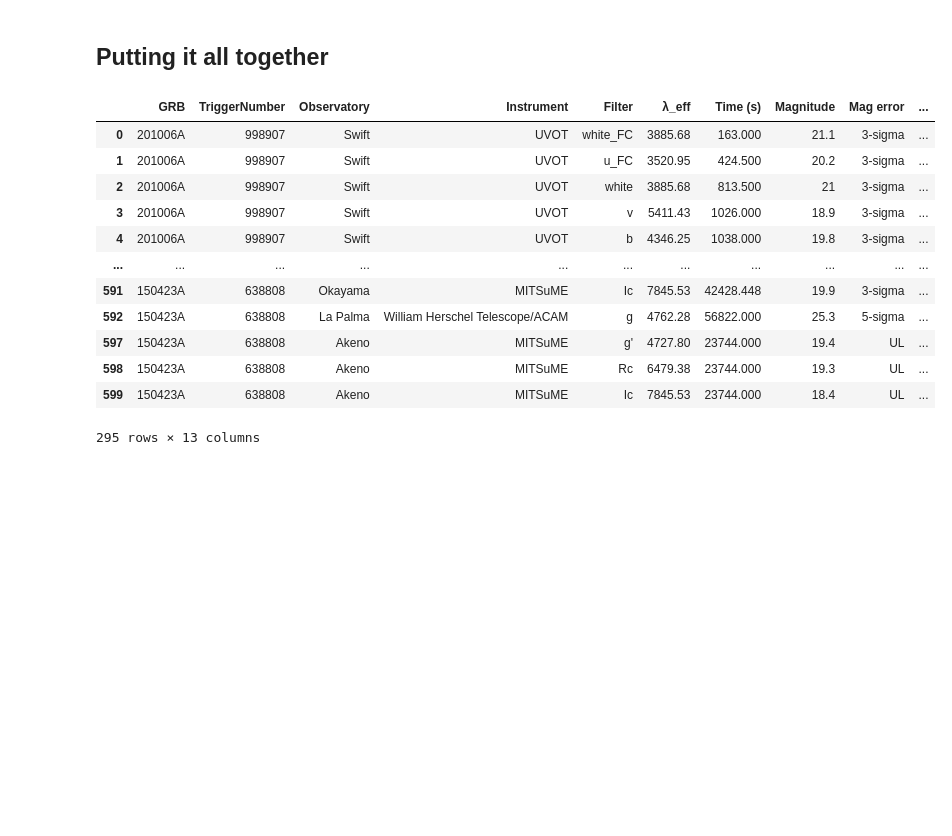
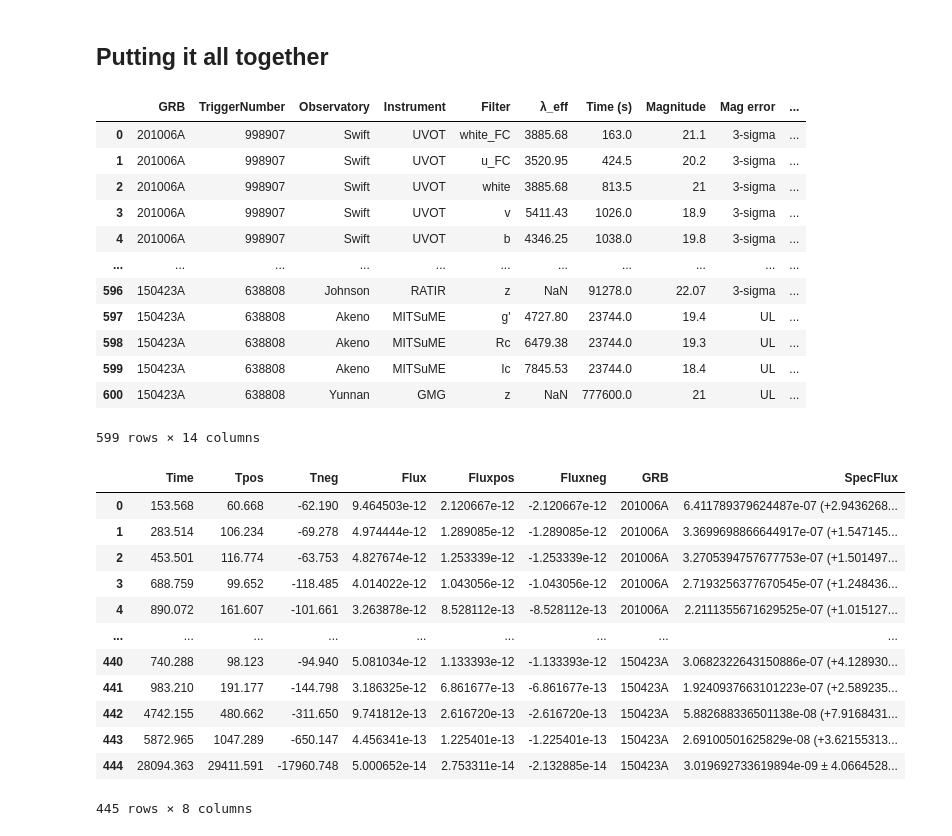
Before and after one commit to cgobat/dark-GRBs, a Jupyter notebook: exploratory.ipynb, the cells around one changed output. Drawn from its saved outputs; the diff is of its cells as text; code cells hidden in the pictures; blank space fills up the shorter version.

```diff
--- a/exploratory.ipynb
+++ b/exploratory.ipynb
@@ -202,7 +205,7 @@ for i in new_sGRBs.index:
     GRB_ID = new_sGRBs.loc[i,"GRB"]
 
     try:
-        (Gamma, Gammapos, Gammaneg) = get_BetaX(GRB_ID)
+        Gamma, Gammapos, Gammanegb = get_BetaX(GRB_ID)
         fluxdata = XRT_lightcurve(GRB_ID)
         xrt_data = xrt_data.append(fluxdata,ignore_index=True)
 
@@ -213,8 +216,6 @@ for i in new_sGRBs.index:
 
     except:
         print("Failed to retrieve",GRB_ID)
-
-xrt_data
 # %% [output]
 Failed to retrieve 190610A
 Failed to retrieve 190427A
@@ -249,13 +237,11 @@ $$ F_\text{x} = \left.\begin{cases} A\frac{\nu^{1-\beta}}{1-\beta}, & \beta \neq
 # %%
 for i in xrt_data.index:
     grb_id = xrt_data.loc[i,"GRB"]
-    beta = float(new_sGRBs.loc[new_sGRBs["GRB"]==grb_id,"Beta_X"])
-    beta_max = beta - float(new_sGRBs.loc[new_sGRBs["GRB"]==grb_id,"Beta_X_pos"])
-    beta_min = beta - float(new_sGRBs.loc[new_sGRBs["GRB"]==grb_id,"Beta_X_neg"])
-    Fx = xrt_data.loc[i,"Flux"]
-    Fx_max = Fx + xrt_data.loc[i,"Fluxpos"]
-    Fx_min = Fx + xrt_data.loc[i,"Fluxneg"]
-    if beta == 1:
+    beta = AsymmetricUncertainty(float(new_sGRBs.loc[new_sGRBs["GRB"]==grb_id,"Beta_X"]),
+                                 float(new_sGRBs.loc[new_sGRBs["GRB"]==grb_id,"Beta_X_pos"]/1.645), # convert 90% conf to 1-sigma
+                                 float(new_sGRBs.loc[new_sGRBs["GRB"]==grb_id,"Beta_X_neg"]/1.645)) # convert 90% conf to 1-sigma
+    Fx = AsymmetricUncertainty(xrt_data.loc[i,"Flux"], xrt_data.loc[i,"Fluxpos"], np.abs(xrt_data.loc[i,"Fluxneg"]))
+    if beta.value == 1:
         integral = np.log(2.418e18) - np.log(7.254e16)
     else:
         integral = ((2.418e18)**(1-beta))/(1-beta) - ((7.254e16)**(1-beta))/(1-beta)
@@ -267,3 +273,12 @@ for i in xrt_data.index:
+# %%
+new_optical = pd.read_excel("./Required Files/Files for Loading/newData.xlsx")
+
+for col in ["GRB","TriggerNumber","Observatory","Instrument","Source","E(B-V)"]:
+    for i in new_optical.index:
+        if pd.isna(new_optical.loc[i,col]):
+            new_optical.loc[i,col] = new_optical.loc[i-1,col] # deal with merged Excel cells
+new_optical.drop(new_optical[new_optical["Magnitude"]=="spectroscopy only"].index,axis=0,inplace=True)
+new_optical["mag_w_err"] = [AsymmetricUncertainty(mag,err,err) if isinstance(err,(float,int)) else AsymmetricUncertainty(mag,np.inf,0) for mag,err in new_optical[["Magnitude","Mag error"]].values]
 # %% [markdown]
 ## Correcting for extinction
 
@@ -280,4 +295,4 @@ for i in new_optical.index:
 # %% [markdown]
 ## Converting optical magnitudes to spectral flux densities
 # %%
-new_optical["Flux (Jy)"] = 3631*10**((new_optical["Magnitude"]-new_optical["Extinction"])/-2.5) # AB mag = 0 at F_nu = 3631 Jy
+new_optical["Flux (Jy)"] = 3631*10**(-(new_optical["mag_w_err"]-new_optical["Extinction"])/2.5) # AB mag = 0 at F_nu = 3631 Jy
@@ -284,22 +317,35 @@ new_optical["Flux (Jy)"] = 3631*10**((new_optical["Magnitude"]-new_optical["Exti
 # %% [markdown]
 ## Putting it all together
 # %%
-#testcase = calc_code.GRB(burst, )
-new_optical[~new_optical["Flux (Jy)"].isna()]
+display(new_optical[~new_optical["Flux (Jy)"].isna()])
+display(xrt_data)
 # %% [output]
 |  | GRB | TriggerNumber | Observatory | Instrument | Filter | λ_eff | Time (s) | Magnitude | Mag error | ... |
-| 0 | 201006A | 998907 | Swift | UVOT | white_FC | 3885.68 | 163.000 | 21.1 | 3-sigma | ... |
-| 1 | 201006A | 998907 | Swift | UVOT | u_FC | 3520.95 | 424.500 | 20.2 | 3-sigma | ... |
-| 2 | 201006A | 998907 | Swift | UVOT | white | 3885.68 | 813.500 | 21 | 3-sigma | ... |
-| 3 | 201006A | 998907 | Swift | UVOT | v | 5411.43 | 1026.000 | 18.9 | 3-sigma | ... |
-| 4 | 201006A | 998907 | Swift | UVOT | b | 4346.25 | 1038.000 | 19.8 | 3-sigma | ... |
+| 0 | 201006A | 998907 | Swift | UVOT | white_FC | 3885.68 | 163.0 | 21.1 | 3-sigma | ... |
+| 1 | 201006A | 998907 | Swift | UVOT | u_FC | 3520.95 | 424.5 | 20.2 | 3-sigma | ... |
+| 2 | 201006A | 998907 | Swift | UVOT | white | 3885.68 | 813.5 | 21 | 3-sigma | ... |
+| 3 | 201006A | 998907 | Swift | UVOT | v | 5411.43 | 1026.0 | 18.9 | 3-sigma | ... |
+| 4 | 201006A | 998907 | Swift | UVOT | b | 4346.25 | 1038.0 | 19.8 | 3-sigma | ... |
 | ... | ... | ... | ... | ... | ... | ... | ... | ... | ... | ... |
-| 591 | 150423A | 638808 | Okayama | MITSuME | Ic | 7845.53 | 42428.448 | 19.9 | 3-sigma | ... |
-| 592 | 150423A | 638808 | La Palma | William Herschel Telescope/ACAM | g | 4762.28 | 56822.000 | 25.3 | 5-sigma | ... |
-| 597 | 150423A | 638808 | Akeno | MITSuME | g' | 4727.80 | 23744.000 | 19.4 | UL | ... |
-| 598 | 150423A | 638808 | Akeno | MITSuME | Rc | 6479.38 | 23744.000 | 19.3 | UL | ... |
-| 599 | 150423A | 638808 | Akeno | MITSuME | Ic | 7845.53 | 23744.000 | 18.4 | UL | ... |
+| 596 | 150423A | 638808 | Johnson | RATIR | z | NaN | 91278.0 | 22.07 | 3-sigma | ... |
+| 597 | 150423A | 638808 | Akeno | MITSuME | g' | 4727.80 | 23744.0 | 19.4 | UL | ... |
+| 598 | 150423A | 638808 | Akeno | MITSuME | Rc | 6479.38 | 23744.0 | 19.3 | UL | ... |
+| 599 | 150423A | 638808 | Akeno | MITSuME | Ic | 7845.53 | 23744.0 | 18.4 | UL | ... |
+| 600 | 150423A | 638808 | Yunnan | GMG | z | NaN | 777600.0 | 21 | UL | ... |
-295 rows × 13 columns
+599 rows × 14 columns
+|  | Time | Tpos | Tneg | Flux | Fluxpos | Fluxneg | GRB | SpecFlux |
+| 0 | 153.568 | 60.668 | -62.190 | 9.464503e-12 | 2.120667e-12 | -2.120667e-12 | 201006A | 6.411789379624487e-07 (+2.9436268... |
+| 1 | 283.514 | 106.234 | -69.278 | 4.974444e-12 | 1.289085e-12 | -1.289085e-12 | 201006A | 3.3699698866644917e-07 (+1.547145... |
+| 2 | 453.501 | 116.774 | -63.753 | 4.827674e-12 | 1.253339e-12 | -1.253339e-12 | 201006A | 3.2705394757677753e-07 (+1.501497... |
+| 3 | 688.759 | 99.652 | -118.485 | 4.014022e-12 | 1.043056e-12 | -1.043056e-12 | 201006A | 2.7193256377670545e-07 (+1.248436... |
+| 4 | 890.072 | 161.607 | -101.661 | 3.263878e-12 | 8.528112e-13 | -8.528112e-13 | 201006A | 2.2111355671629525e-07 (+1.015127... |
+| ... | ... | ... | ... | ... | ... | ... | ... | ... |
+| 440 | 740.288 | 98.123 | -94.940 | 5.081034e-12 | 1.133393e-12 | -1.133393e-12 | 150423A | 3.0682322643150886e-07 (+4.128930... |
+| 441 | 983.210 | 191.177 | -144.798 | 3.186325e-12 | 6.861677e-13 | -6.861677e-13 | 150423A | 1.9240937663101223e-07 (+2.589235... |
+| 442 | 4742.155 | 480.662 | -311.650 | 9.741812e-13 | 2.616720e-13 | -2.616720e-13 | 150423A | 5.882688336501138e-08 (+7.9168431... |
+| 443 | 5872.965 | 1047.289 | -650.147 | 4.456341e-13 | 1.225401e-13 | -1.225401e-13 | 150423A | 2.69100501625829e-08 (+3.62155313... |
+| 444 | 28094.363 | 29411.591 | -17960.748 | 5.000652e-14 | 2.753311e-14 | -2.132885e-14 | 150423A | 3.019692733619894e-09 ± 4.0664528... |
+445 rows × 8 columns
 # %%
 max_dt = 0.1
 nu_x = 10**np.mean((np.log10(0.3),np.log10(10))) / 4.135667696e-18
```
Also changed, not shown: parts of 23 cells of this notebook, 1 other file.
